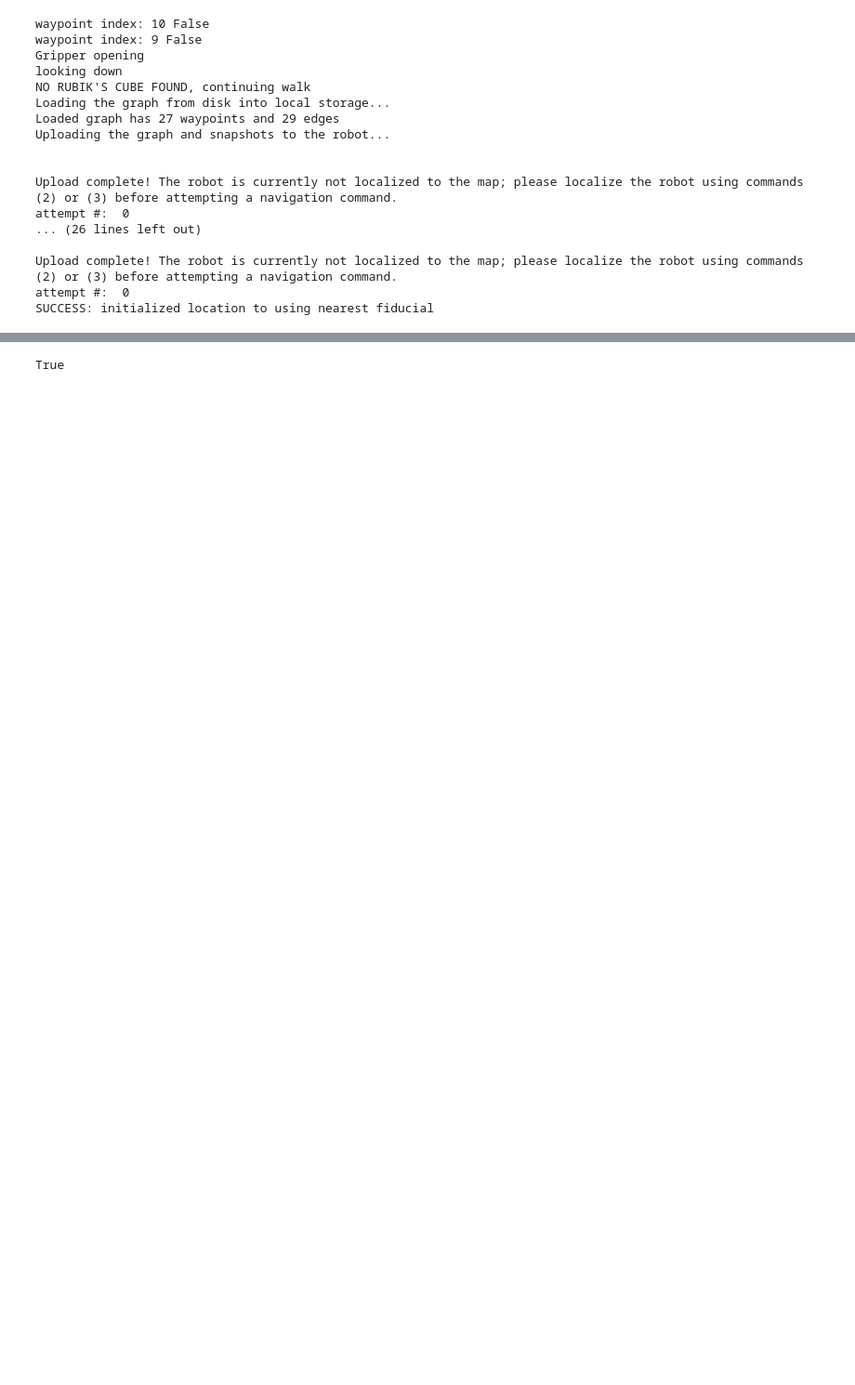
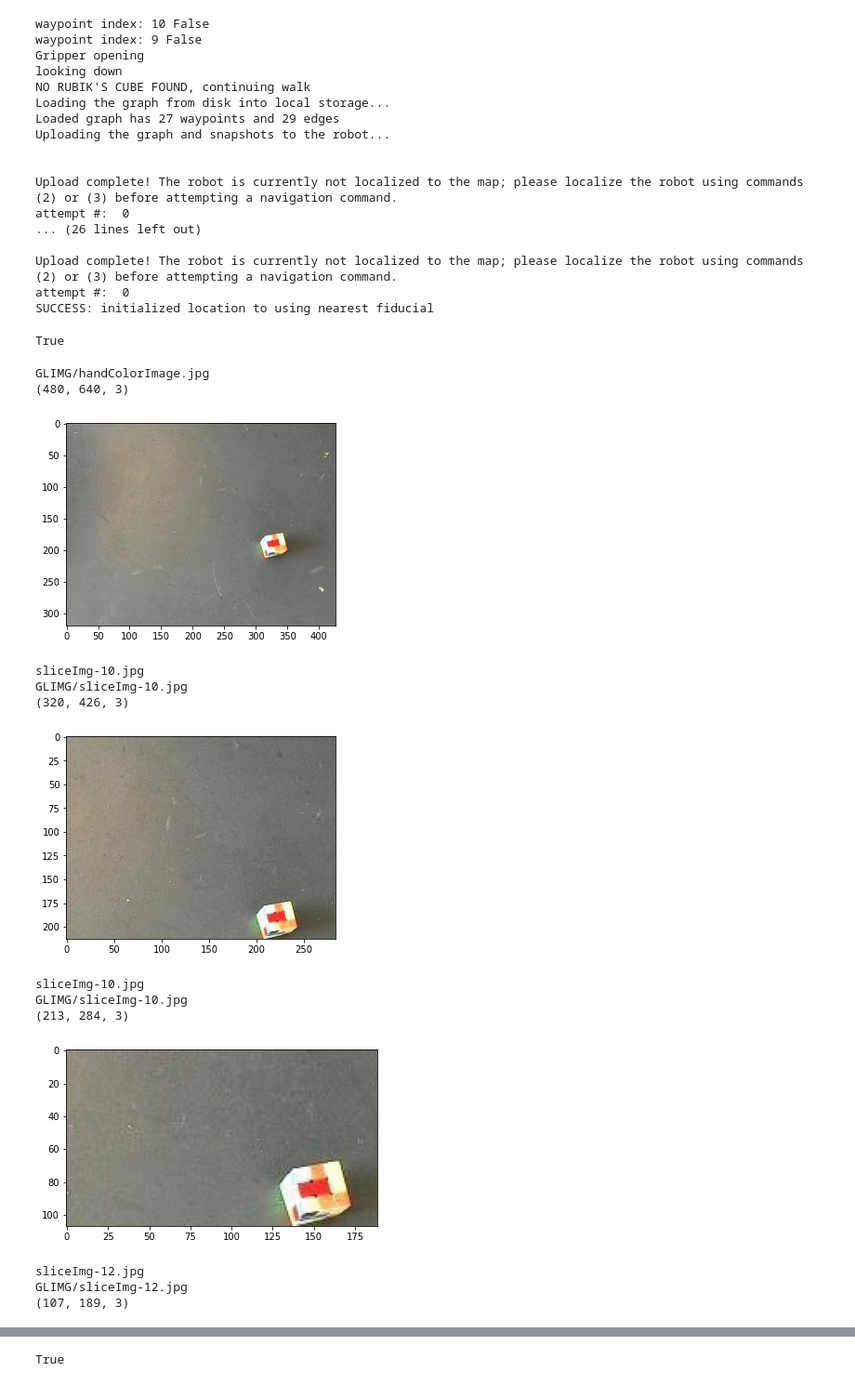
Before and after one commit to groundlight/spot-recycle-cans, a Jupyter notebook: objectGrab.ipynb, the cells around one changed output, grey strips where cells are left out. Shown: that part at 93% size. Saved outputs shown, nothing was run; the diff lists cells and outputs as text; code cells hidden in the pictures; blank space fills up the shorter version.

Commit message:
in progress: integration of sweep groundlight into object detection and grasping

```diff
--- a/objectGrab.ipynb
+++ b/objectGrab.ipynb
@@ -451,0 +441,8 @@ id='det_2AfzCuEk3TEhUr5TgkmqDTqRYpp' type=<DetectorTypeEnum.detector: 'detector'
+# %%
+
+# Initialize Groundlight API
+
+GROUNDLIGHT_API_TOKEN = 'api_2Au8NPiTMbSLQ73Vjr2eMhX2qUh_pt4EEKhtDNgnjN3dUAr89YANDcYsmBkJZV'
+gl = Groundlight(api_token=GROUNDLIGHT_API_TOKEN)
+
+detectors = gl.list_detectors()
@@ -451,0 +463,4 @@ id='det_2AfzCuEk3TEhUr5TgkmqDTqRYpp' type=<DetectorTypeEnum.detector: 'detector'
+# %%
+entireDet = detectors.results[1]
+print("INITALIZED GL API WITH DETECTOR:")
+print(entireDet)
@@ -493,0 +518,7 @@ SUCCESS: initialized location to using nearest fiducial
+# %%
+frameTreeSnapshot = robot.get_frame_tree_snapshot()
+cmd = RobotCommandBuilder.synchro_trajectory_command_in_body_frame(0, -0.5, np.pi/4, frame_tree_snapshot = frameTreeSnapshot)
+cmd_id = cmd_id = command_client.robot_command(cmd, end_time_secs = time.time()+timeoutSec)
+bdcrc.block_for_trajectory_cmd(command_client, cmd_id)
+# %% [output]
+True
@@ -493,0 +527,22 @@ SUCCESS: initialized location to using nearest fiducial
+# %%
+imgDir = 'GLIMG/'
+imgName = 'handColorImage.jpg'
+tree = sweepLocalize(entireDet, imgDir, imgName)
+if tree is not None:
+    img = cv2.imread(imgDir + imgName)
+    plotTreeOnImage(tree, img)
+# %% [output]
+GLIMG/handColorImage.jpg
+(480, 640, 3)
+[figure, added]
+sliceImg-10.jpg
+GLIMG/sliceImg-10.jpg
+(320, 426, 3)
+[figure, added]
+sliceImg-10.jpg
+GLIMG/sliceImg-10.jpg
+(213, 284, 3)
+[figure, added]
+sliceImg-12.jpg
+GLIMG/sliceImg-12.jpg
+(107, 189, 3)
```
Also changed, not shown: parts of 17 cells of this notebook, 1 other file.
